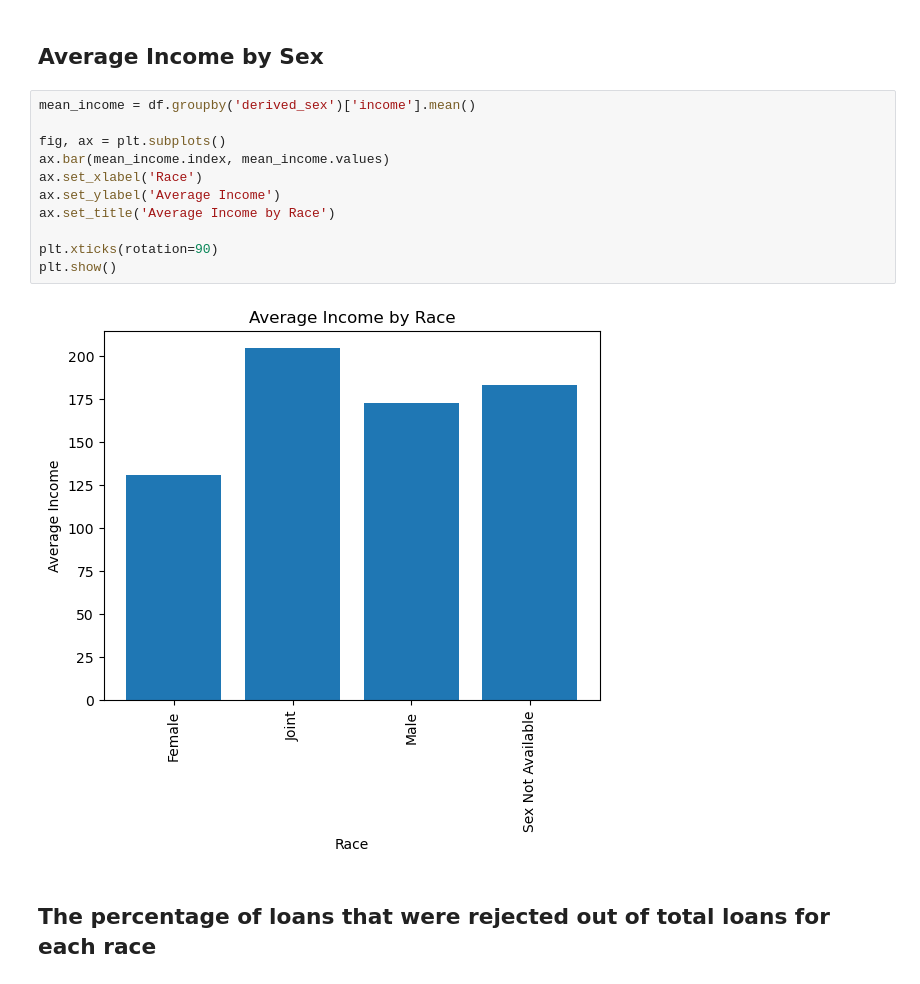
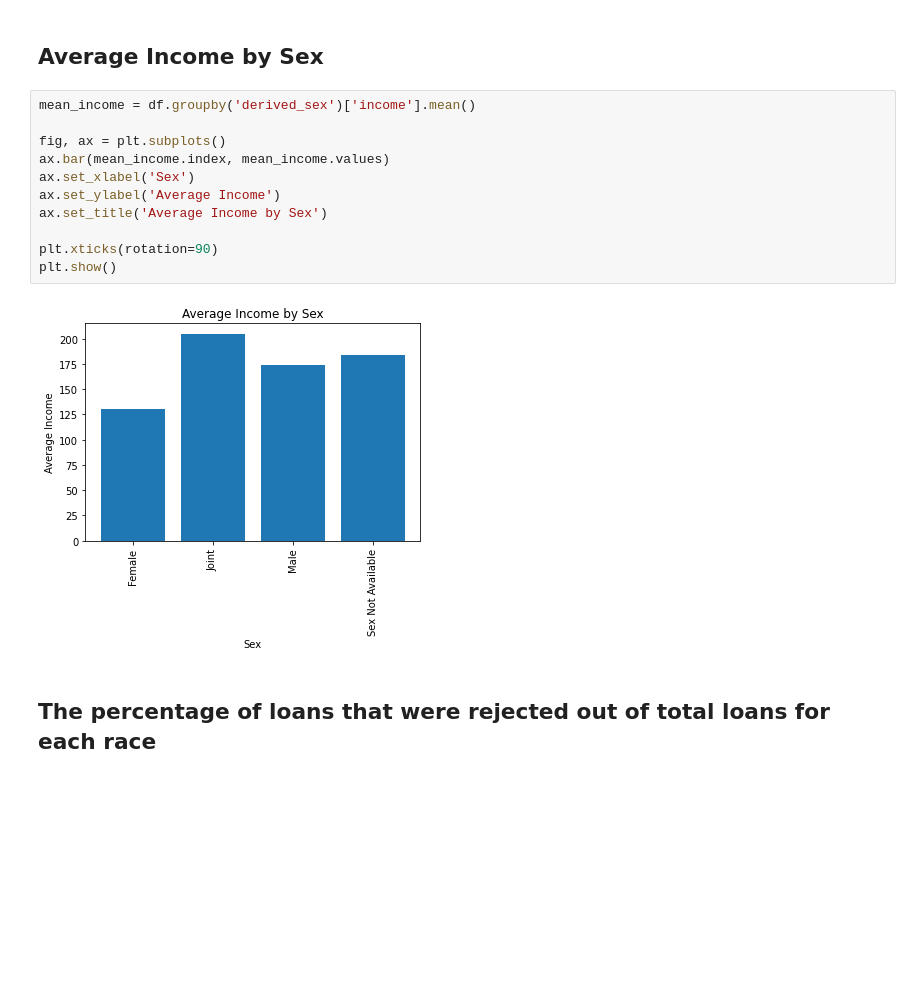
Before and after one commit to BU-Spark/ds-councilor-louijeune-fair-housing, a Jupyter notebook: spring23-team-4/data_code/data_test.ipynb, the cells around one changed output. Drawn from its saved outputs; the diff is of its cells as text; blank space fills up the shorter version.

```diff
--- a/spring23-team-4/data_code/data_test.ipynb
+++ b/spring23-team-4/data_code/data_test.ipynb
@@ -163,16 +163,16 @@ plt.show()
 # %%
 mean_income = df.groupby('derived_sex')['income'].mean()
 
 fig, ax = plt.subplots()
 ax.bar(mean_income.index, mean_income.values)
-ax.set_xlabel('Race')
+ax.set_xlabel('Sex')
 ax.set_ylabel('Average Income')
-ax.set_title('Average Income by Race')
+ax.set_title('Average Income by Sex')
 
 plt.xticks(rotation=90)
 plt.show()
 # %% [output]
-[figure, old version]
+[figure, new version]
 # %% [markdown]
 ## The percentage of loans that were rejected out of total loans for each race
 # %%
```
Also changed, not shown: 5 other files.
